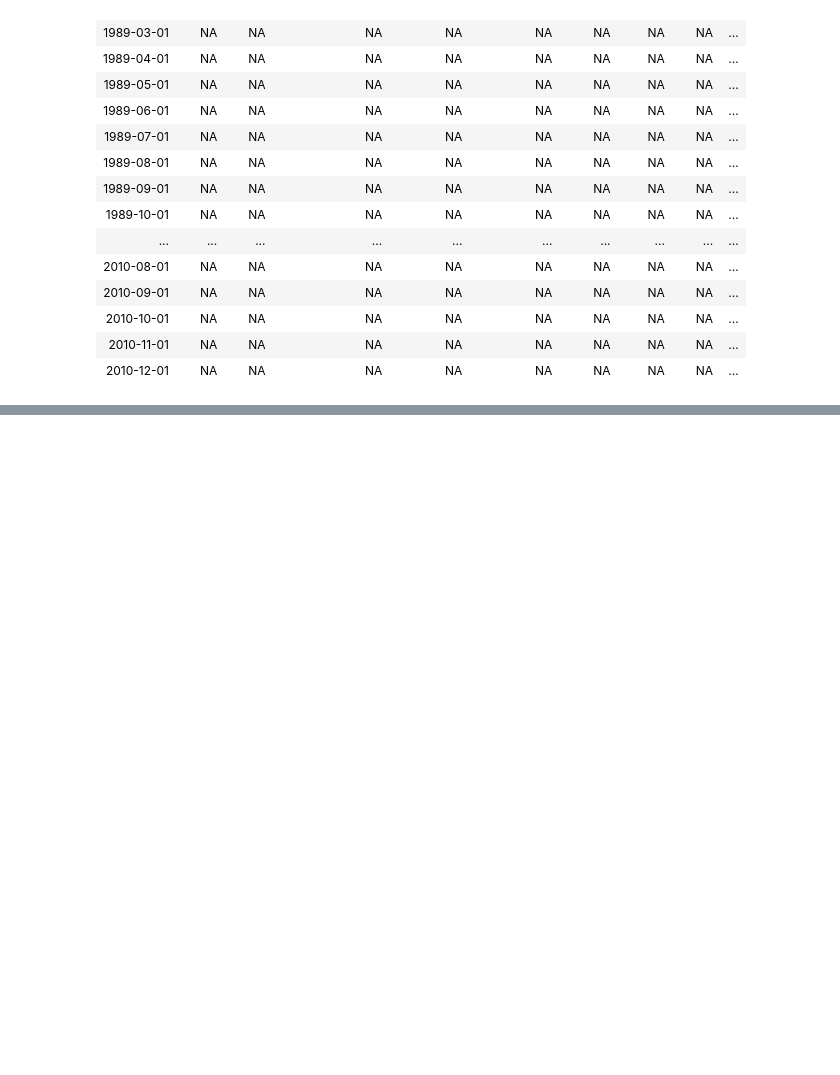
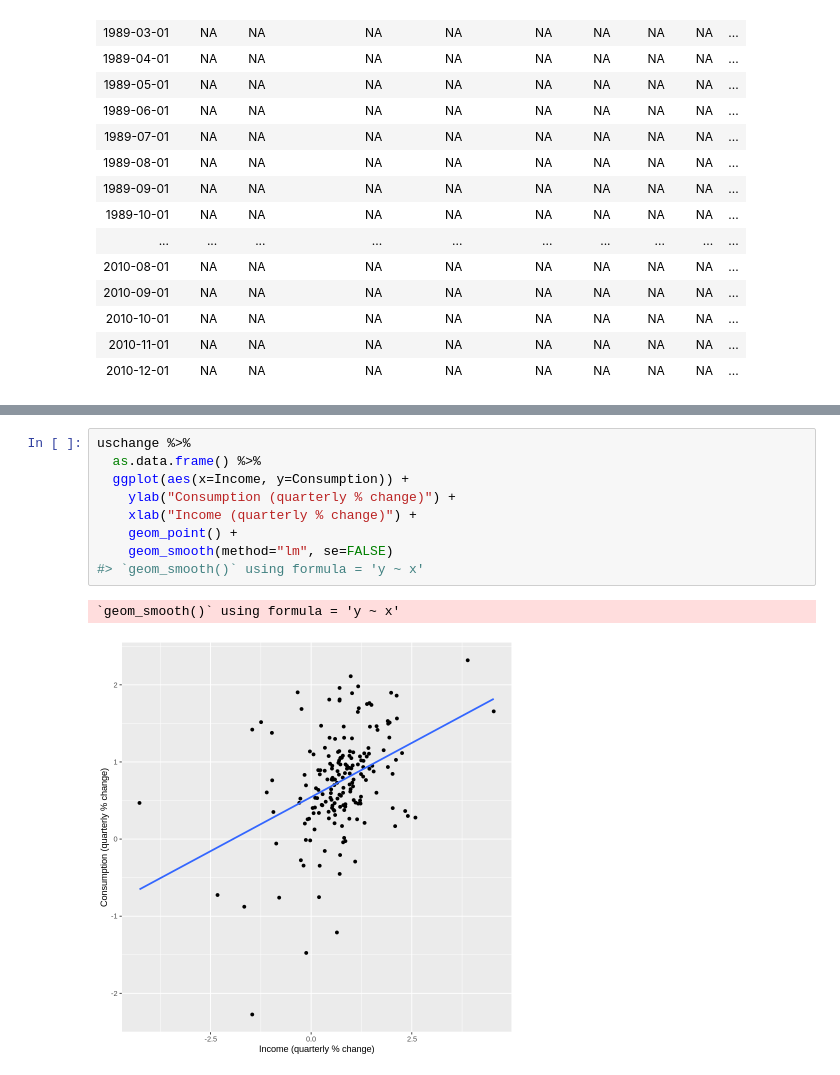
Before and after one commit to pacayton/Forecasting_Codes, a Jupyter notebook: Chapter_5_FPP2.ipynb, the cells around one changed output, grey strips where cells are left out. Drawn from its saved outputs; the diff is of its cells as text; blank space fills up the shorter version.

```diff
--- a/Chapter_5_FPP2.ipynb
+++ b/Chapter_5_FPP2.ipynb
@@ -89,0 +95,12 @@ A spec_tbl_df: 112 × 19
+# %%
+uschange %>%
+  as.data.frame() %>%
+  ggplot(aes(x=Income, y=Consumption)) +
+    ylab("Consumption (quarterly % change)") +
+    xlab("Income (quarterly % change)") +
+    geom_point() +
+    geom_smooth(method="lm", se=FALSE)
+#> `geom_smooth()` using formula = 'y ~ x'
+# %% [output]
+`geom_smooth()` using formula = 'y ~ x'
+[figure, added]
```
Also changed, not shown: parts of 21 cells of this notebook.
